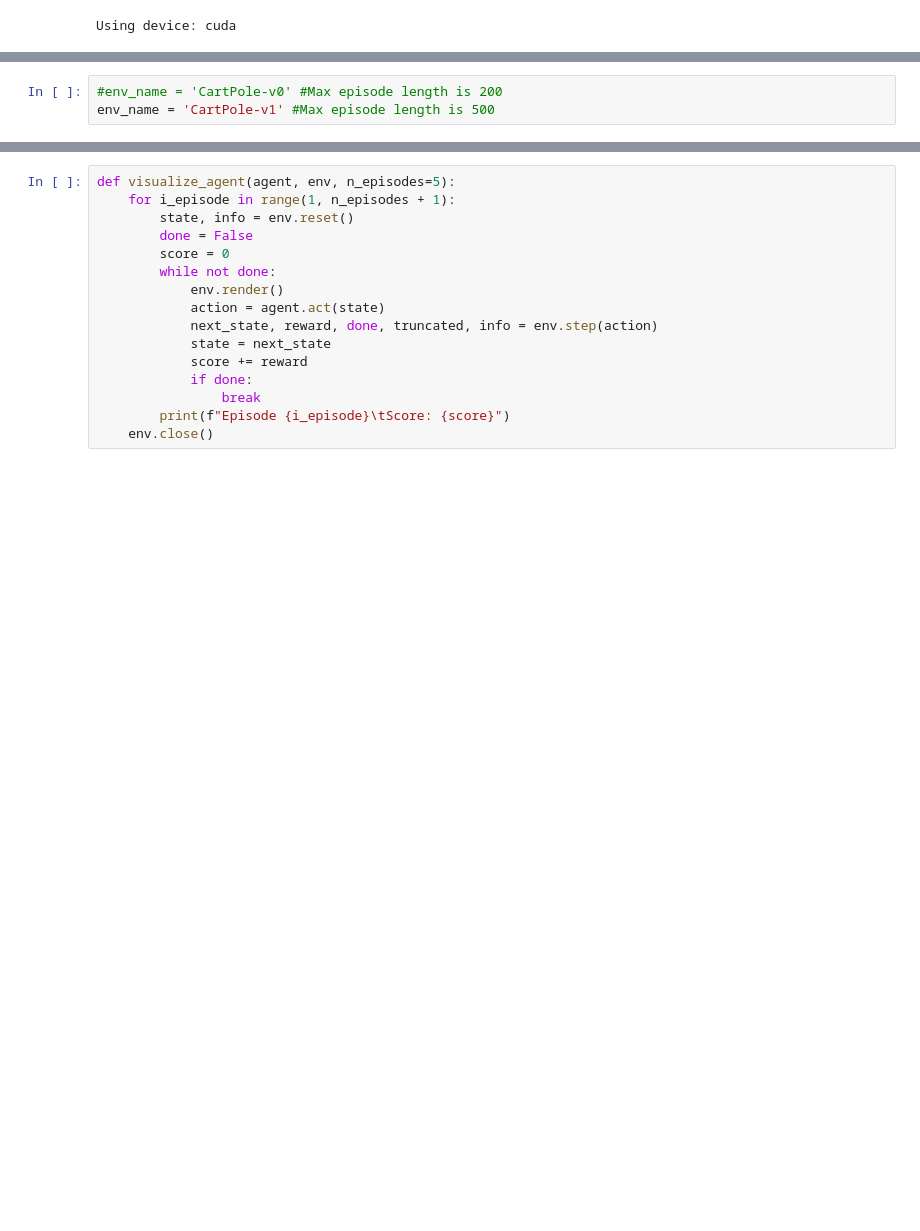
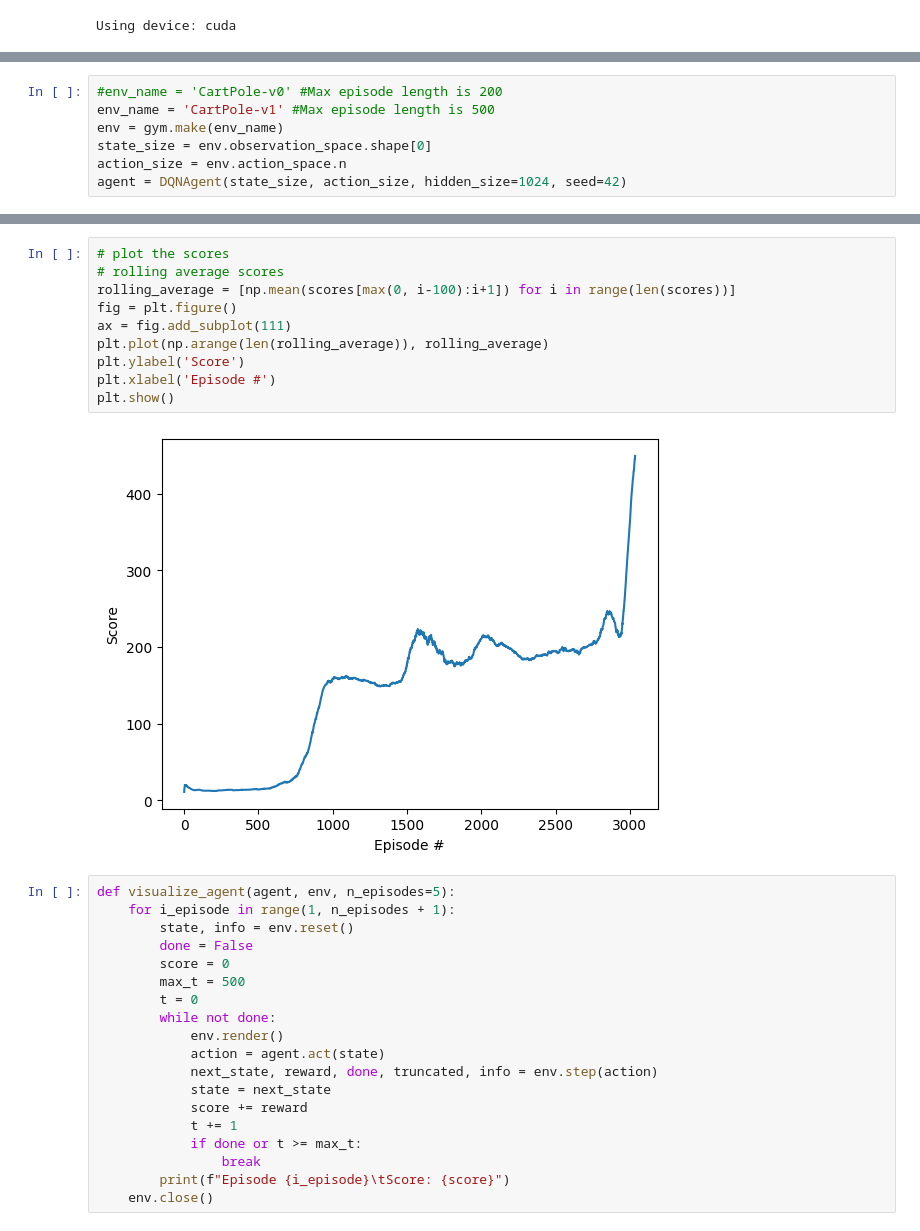
Before and after one commit to cerionXLII/RLMagic, a Jupyter notebook: src/gymnastics.ipynb, the cells around one changed output, grey strips where cells are left out. Cells and saved outputs as stored; diff of their text form; blank space fills up the shorter version.

```diff
--- a/src/gymnastics.ipynb
+++ b/src/gymnastics.ipynb
@@ -159,4 +228,8 @@ class DQNAgent:
 # %%
 #env_name = 'CartPole-v0' #Max episode length is 200
 env_name = 'CartPole-v1' #Max episode length is 500
+env = gym.make(env_name)
+state_size = env.observation_space.shape[0]
+action_size = env.action_space.n
+agent = DQNAgent(state_size, action_size, hidden_size=1024, seed=42)
 # %%
@@ -218,16 +291,31 @@ Episode 250     Average Score: 19.28
+# %%
+# plot the scores
+# rolling average scores
+rolling_average = [np.mean(scores[max(0, i-100):i+1]) for i in range(len(scores))]
+fig = plt.figure()
+ax = fig.add_subplot(111)
+plt.plot(np.arange(len(rolling_average)), rolling_average)
+plt.ylabel('Score')
+plt.xlabel('Episode #')
+plt.show()
+# %% [output]
+[figure, added]
 # %%
 def visualize_agent(agent, env, n_episodes=5):
     for i_episode in range(1, n_episodes + 1):
         state, info = env.reset()
         done = False
         score = 0
+        max_t = 500
+        t = 0
         while not done:
             env.render()
             action = agent.act(state)
             next_state, reward, done, truncated, info = env.step(action)
             state = next_state
             score += reward
-            if done:
+            t += 1
+            if done or t >= max_t:
                 break
         print(f"Episode {i_episode}\tScore: {score}")
     env.close()
```
Also changed, not shown: parts of 10 cells of this notebook, 1 other file.
